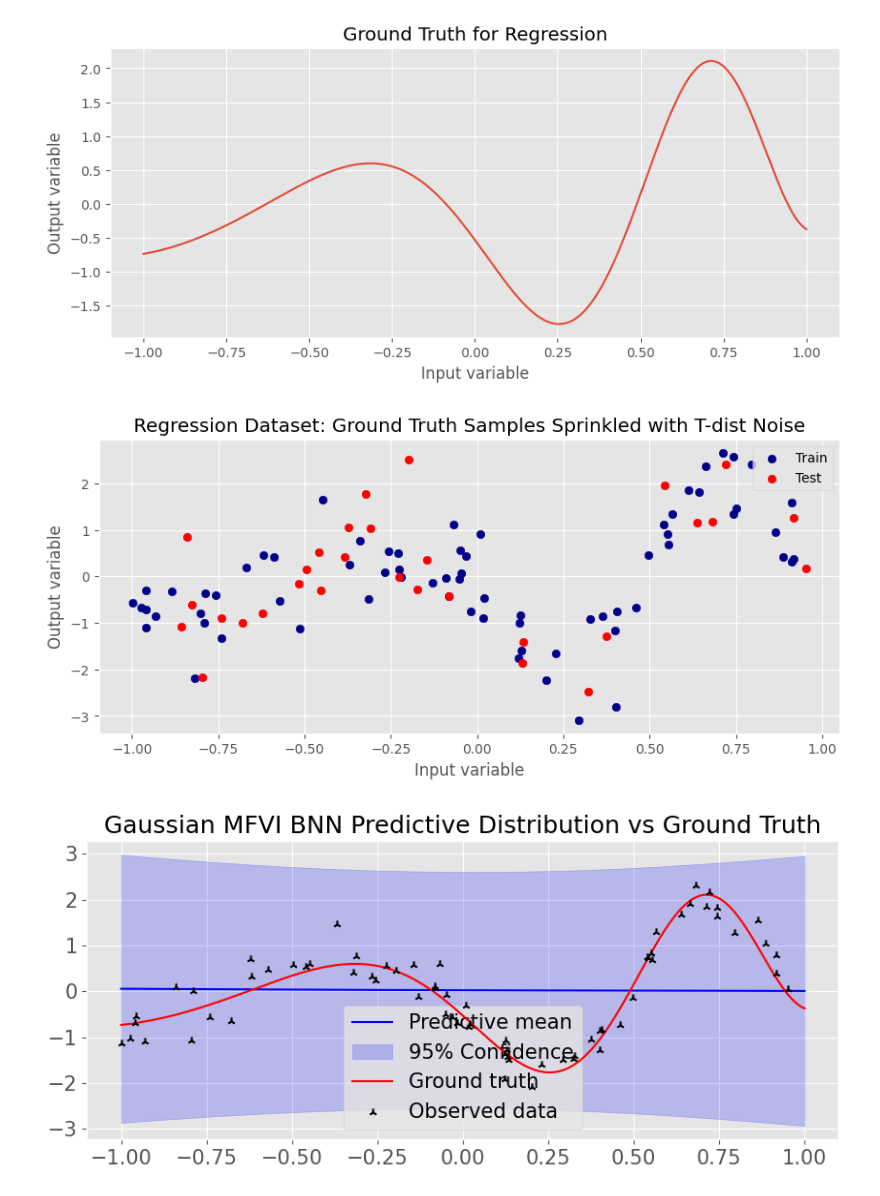
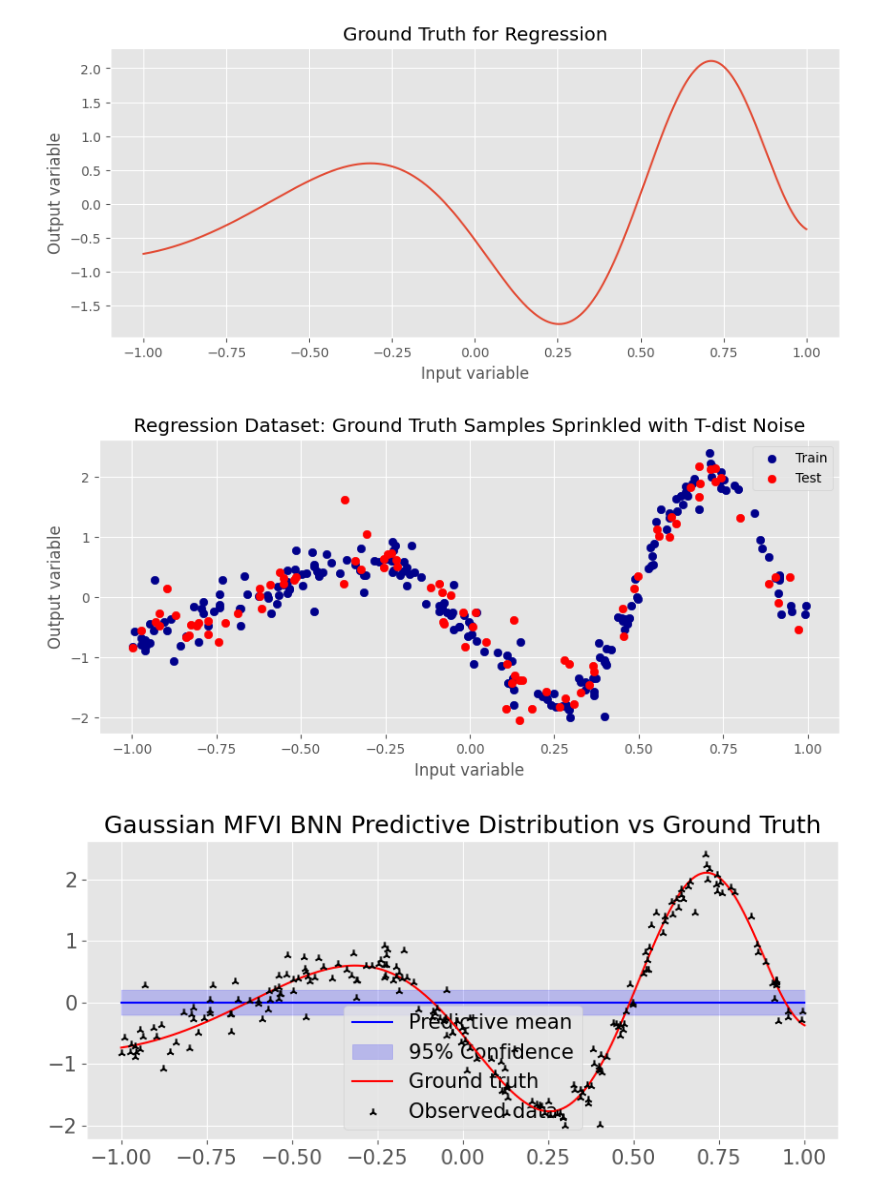
Before and after one commit to Marco-Gal/Bayesian-Neural-Network-Project, a Jupyter notebook: t distribution toy problems/T-noise.ipynb, the cells around one changed output. Cells and saved outputs as stored; diff of their text form; code cells hidden in the pictures.

```diff
--- a/t distribution toy problems/T-noise.ipynb
+++ b/t distribution toy problems/T-noise.ipynb
@@ -40,7 +41,10 @@ def gen_T_noise(size=100, df=5, loc=0, noise_scale=0.5, split=0.3):
 
 np.random.seed(42)
 
-x_tr, x_te, y_tr, y_te = gen_T_noise(size=100, df=5, loc=0, noise_scale=0.5, split=0.3)
+x_tr, x_te, y_tr, y_te = gen_T_noise(size=300, df=3, loc=0, noise_scale=0.15, split=0.3) # i think if we want std = 0.15 we should have scale = 0.15*sqrt(3/5)
+                                                                                    #but it's probably also fine to have larger var, it doesn't really matter
+                                                                                    # I am going to make df lower though so that there are bigger tails
+
 plt.title("Regression Dataset: Ground Truth Samples Sprinkled with T-dist Noise")
 plt.scatter(x_tr, y_tr, label='Train', color='darkblue')
 plt.scatter(x_te, y_te, label='Test', color='red')
@@ -55,7 +59,7 @@ y_tr = torch.FloatTensor(y_tr).unsqueeze(-1)
 x_te = torch.FloatTensor(x_te).unsqueeze(-1)
 y_te = torch.FloatTensor(y_te).unsqueeze(-1)
 # %% [output]
-[figure, old version]
+[figure, new version]
 # %%
 class GaussianMeanFieldLayer(nn.Module):
     """Represents a mean-field Gaussian distribution over each layer of the network."""
@@ -355,8 +396,8 @@ class T_MeanFieldBNN(nn.Module):
 
         return kl - exp_ll, exp_ll, kl
 # %%
-gaussian_bnn_model = GaussianMeanFieldBNN(1, [5, 5], 1, noise_std=0.3, prior_var = 0.4)
-t_bnn_model = T_MeanFieldBNN(1, [5, 5], 1, df=5, noise_std=0.3, prior_var = 0.4)
+gaussian_bnn_model = GaussianMeanFieldBNN(1, [5, 5], 1, noise_std=0.3, prior_var = 0.1)
+t_bnn_model = T_MeanFieldBNN(1, [5, 5], 1, df=3, noise_std=0.3, prior_var = 0.4) # made the df a bit lower so it's significantly different from a normal
 
 g_opt = torch.optim.Adam(
     gaussian_bnn_model.parameters(),
@@ -370,23 +411,23 @@ t_opt = torch.optim.Adam(
 # %%
 xs = np.linspace(-1, 1, 500)
 num_samps = 1000
 
-preds = gaussian_bnn_model(torch.FloatTensor(xs).unsqueeze(-1), num_samples=num_samps).squeeze(-1).detach().numpy()
+preds = gaussian_bnn_model(torch.FloatTensor(xs).unsqueeze(-1), num_samples=num_samps)[0].squeeze(-1).detach().numpy()
 pred_mean = preds.mean(0)
 pred_std = preds.std(0)
 plt.plot(xs, pred_mean, color='blue', label='Predictive mean')
 plt.fill_between(xs, pred_mean + 1.96*pred_std, pred_mean - 1.96*pred_std, color='blue', alpha=0.2, label='95% Confidence')
 
 ys = normalised_ground_truth(xs)
 plt.title("Gaussian MFVI BNN Predictive Distribution vs Ground Truth", fontsize=18)
 plt.plot(xs, ys, color='red', label='Ground truth', zorder=900)
 plt.scatter(x_tr, y_tr, color='black', label='Observed data', marker='2', zorder=1000)
 plt.legend(fontsize=15, loc='lower center')
 # plt.xlim([-1, 1])
 plt.xticks(fontsize=15)
 plt.yticks(fontsize=15)
 # plt.grid()
 plt.show()
 # %% [output]
-[figure, old version]
+[figure, new version]
 # %%
```
Also changed, not shown: parts of 11 cells of this notebook, 4 other files.
